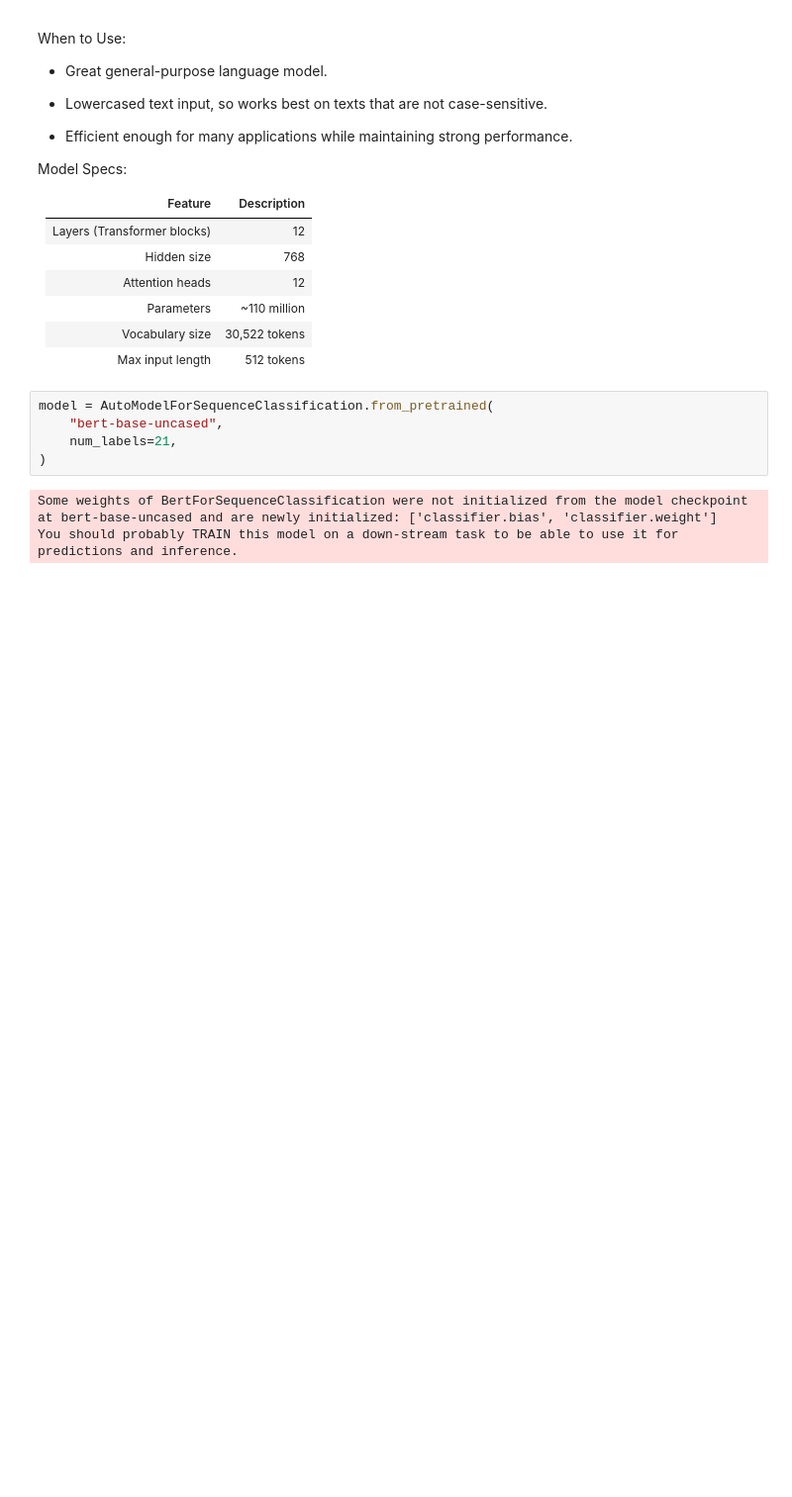
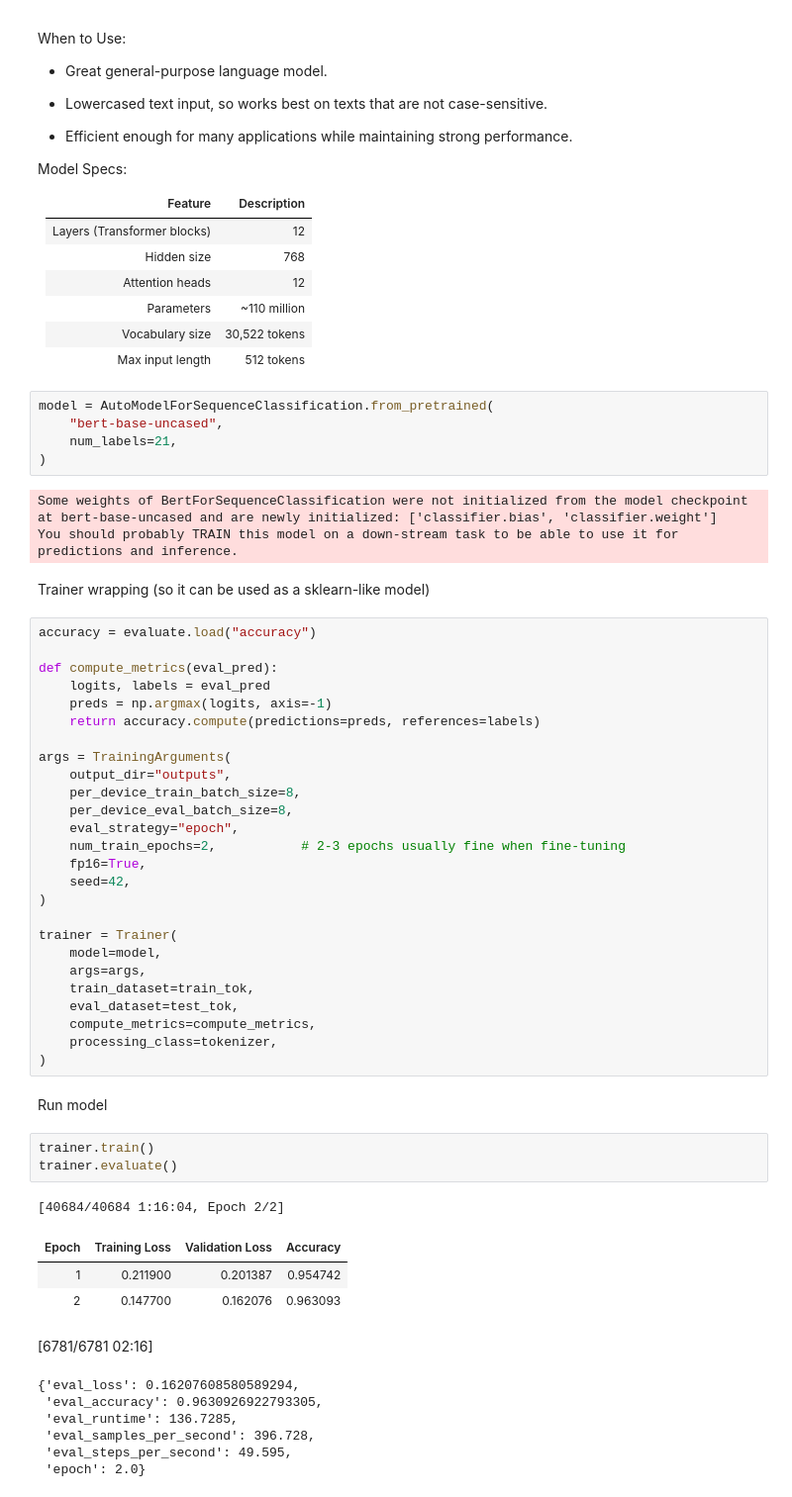
Before and after one commit to Kytusla908/MBD_NN, a Jupyter notebook: bin/Delivery.ipynb, the cells around one changed output. Shown: that part at 99% size. Saved outputs shown, nothing was run; the diff lists cells and outputs as text; blank space fills up the shorter version.

Commit message:
trained transformer model

```diff
--- a/bin/Delivery.ipynb
+++ b/bin/Delivery.ipynb
@@ -274,3 +283,48 @@ model = AutoModelForSequenceClassification.from_pretrained(
 # %% [output]
 Some weights of BertForSequenceClassification were not initialized from the model checkpoint at bert-base-uncased and are newly initialized: ['classifier.bias', 'classifier.weight']
 You should probably TRAIN this model on a down-stream task to be able to use it for predictions and inference.
+# %% [markdown]
+Trainer wrapping (so it can be used as a sklearn-like model)
+# %%
+accuracy = evaluate.load("accuracy")
+
+def compute_metrics(eval_pred):
+    logits, labels = eval_pred
+    preds = np.argmax(logits, axis=-1)
+    return accuracy.compute(predictions=preds, references=labels)
+
+args = TrainingArguments(
+    output_dir="outputs",
+    per_device_train_batch_size=8,
+    per_device_eval_batch_size=8,
+    eval_strategy="epoch",
+    num_train_epochs=2,           # 2-3 epochs usually fine when fine-tuning
+    fp16=True,
+    seed=42,
+)
+
+trainer = Trainer(
+    model=model,
+    args=args,
+    train_dataset=train_tok,
+    eval_dataset=test_tok,
+    compute_metrics=compute_metrics,
+    processing_class=tokenizer,
+)
+# %% [markdown]
+Run model
+# %%
+trainer.train()
+trainer.evaluate()
+# %% [output]
+[40684/40684 1:16:04, Epoch 2/2]
+| Epoch | Training Loss | Validation Loss | Accuracy |
+| 1 | 0.211900 | 0.201387 | 0.954742 |
+| 2 | 0.147700 | 0.162076 | 0.963093 |
+[6781/6781 02:16]
+{'eval_loss': 0.16207608580589294,
+ 'eval_accuracy': 0.9630926922793305,
+ 'eval_runtime': 136.7285,
+ 'eval_samples_per_second': 396.728,
+ 'eval_steps_per_second': 49.595,
+ 'epoch': 2.0}
```
Also changed, not shown: parts of 6 cells of this notebook.
